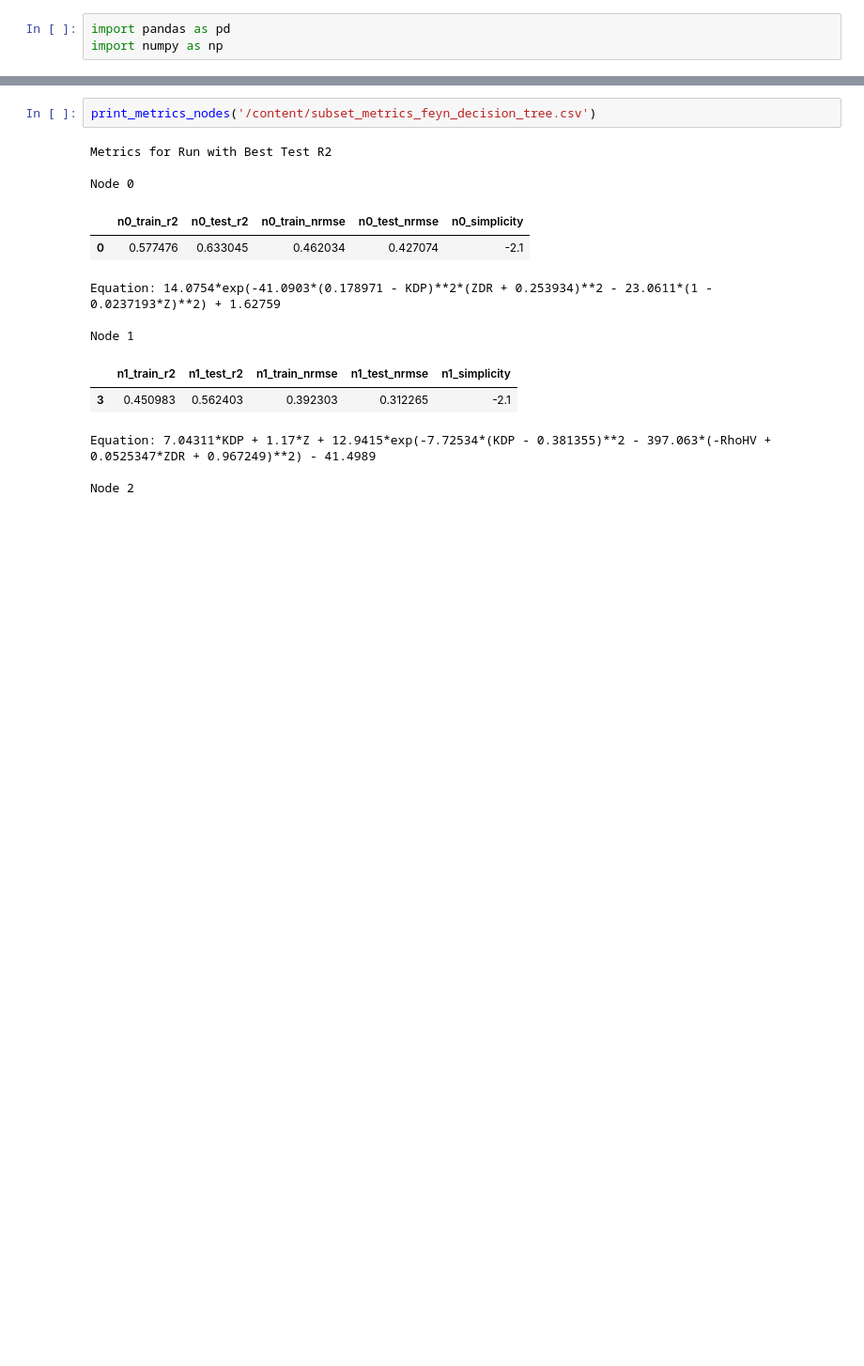
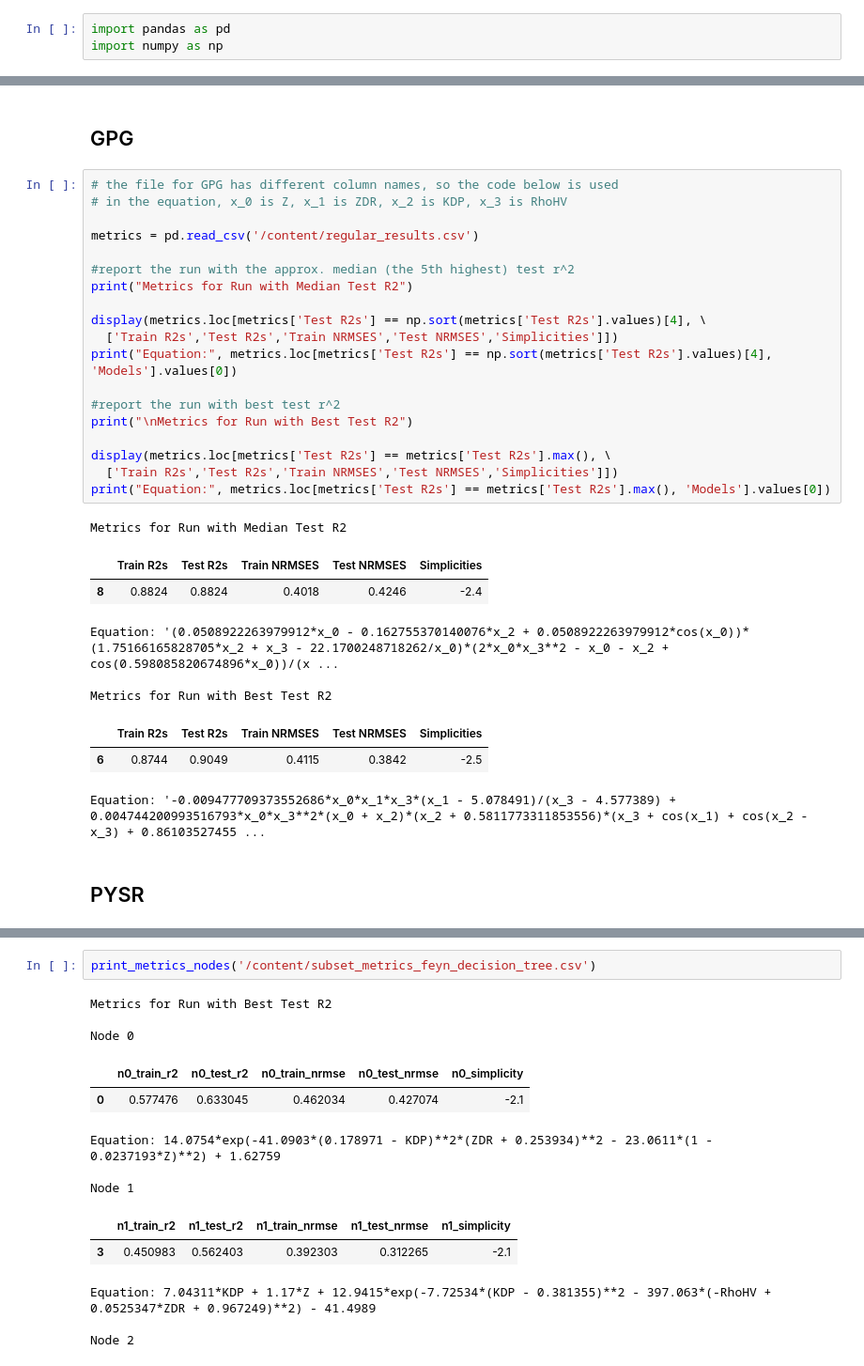
Before and after one commit to big-data-lab-umbc/big-data-reu, a Jupyter notebook: 2024-projects/team-1/Symbolic Regression Metric Results/symbolic_regression_metrics_results.ipynb, the cells around one changed output, grey strips where cells are left out. Shown at 94% size. Drawn from its saved outputs; the diff is of its cells as text; blank space fills up the shorter version.

```diff
--- a/2024-projects/team-1/Symbolic Regression Metric Results/symbolic_regression_metrics_results.ipynb
+++ b/2024-projects/team-1/Symbolic Regression Metric Results/symbolic_regression_metrics_results.ipynb
@@ -5,0 +45,33 @@ import numpy as np
+# %% [markdown]
+## GPG
+# %%
+# the file for GPG has different column names, so the code below is used
+# in the equation, x_0 is Z, x_1 is ZDR, x_2 is KDP, x_3 is RhoHV
+
+metrics = pd.read_csv('/content/regular_results.csv')
+
+#report the run with the approx. median (the 5th highest) test r^2
+print("Metrics for Run with Median Test R2")
+
+display(metrics.loc[metrics['Test R2s'] == np.sort(metrics['Test R2s'].values)[4], \
+  ['Train R2s','Test R2s','Train NRMSES','Test NRMSES','Simplicities']])
+print("Equation:", metrics.loc[metrics['Test R2s'] == np.sort(metrics['Test R2s'].values)[4], 'Models'].values[0])
+
+#report the run with best test r^2
+print("\nMetrics for Run with Best Test R2")
+
+display(metrics.loc[metrics['Test R2s'] == metrics['Test R2s'].max(), \
+  ['Train R2s','Test R2s','Train NRMSES','Test NRMSES','Simplicities']])
+print("Equation:", metrics.loc[metrics['Test R2s'] == metrics['Test R2s'].max(), 'Models'].values[0])
+# %% [output]
+Metrics for Run with Median Test R2
+|  | Train R2s | Test R2s | Train NRMSES | Test NRMSES | Simplicities |
+| 8 | 0.8824 | 0.8824 | 0.4018 | 0.4246 | -2.4 |
+Equation: '(0.0508922263979912*x_0 - 0.162755370140076*x_2 + 0.0508922263979912*cos(x_0))*(1.75166165828705*x_2 + x_3 - 22.1700248718262/x_0)*(2*x_0*x_3**2 - x_0 - x_2 + cos(0.598085820674896*x_0))/(x ...
+
+Metrics for Run with Best Test R2
+|  | Train R2s | Test R2s | Train NRMSES | Test NRMSES | Simplicities |
+| 6 | 0.8744 | 0.9049 | 0.4115 | 0.3842 | -2.5 |
+Equation: '-0.009477709373552686*x_0*x_1*x_3*(x_1 - 5.078491)/(x_3 - 4.577389) + 0.004744200993516793*x_0*x_3**2*(x_0 + x_2)*(x_2 + 0.5811773311853556)*(x_3 + cos(x_1) + cos(x_2 - x_3) + 0.86103527455 ...
+# %% [markdown]
+## PYSR
```
Also changed, not shown: parts of 72 cells of this notebook, 3 other files.
